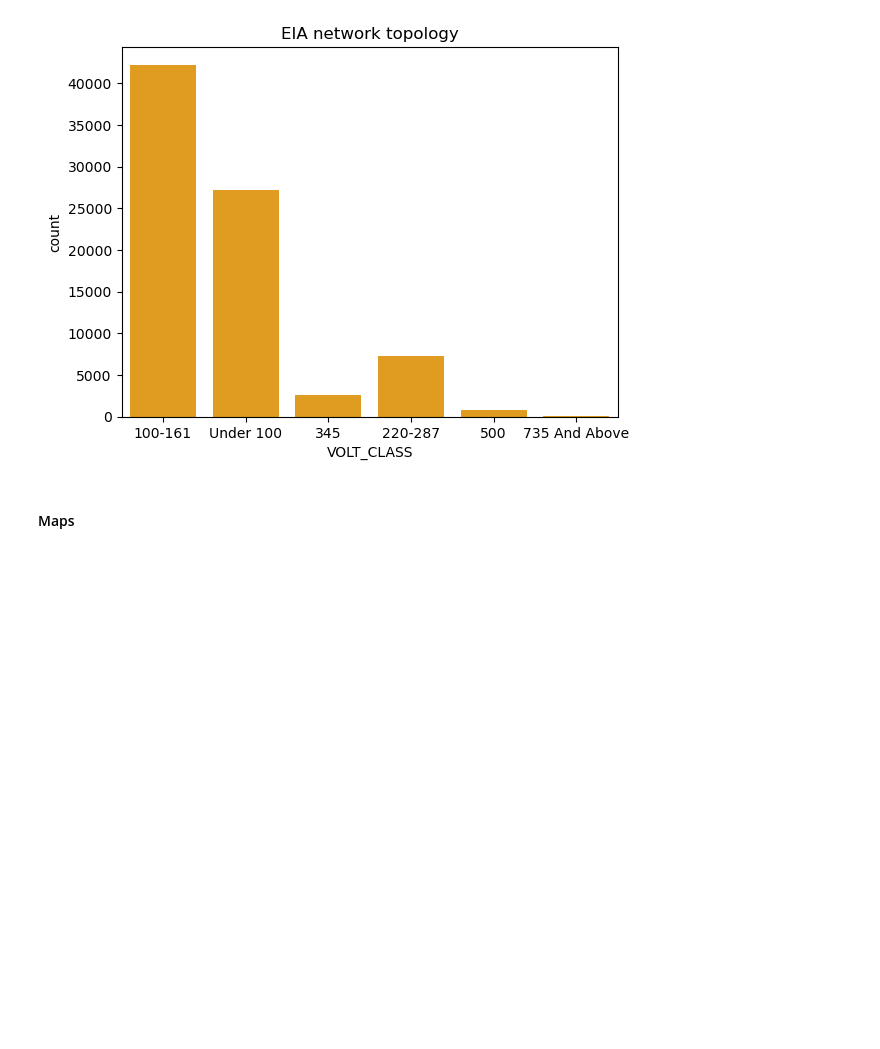
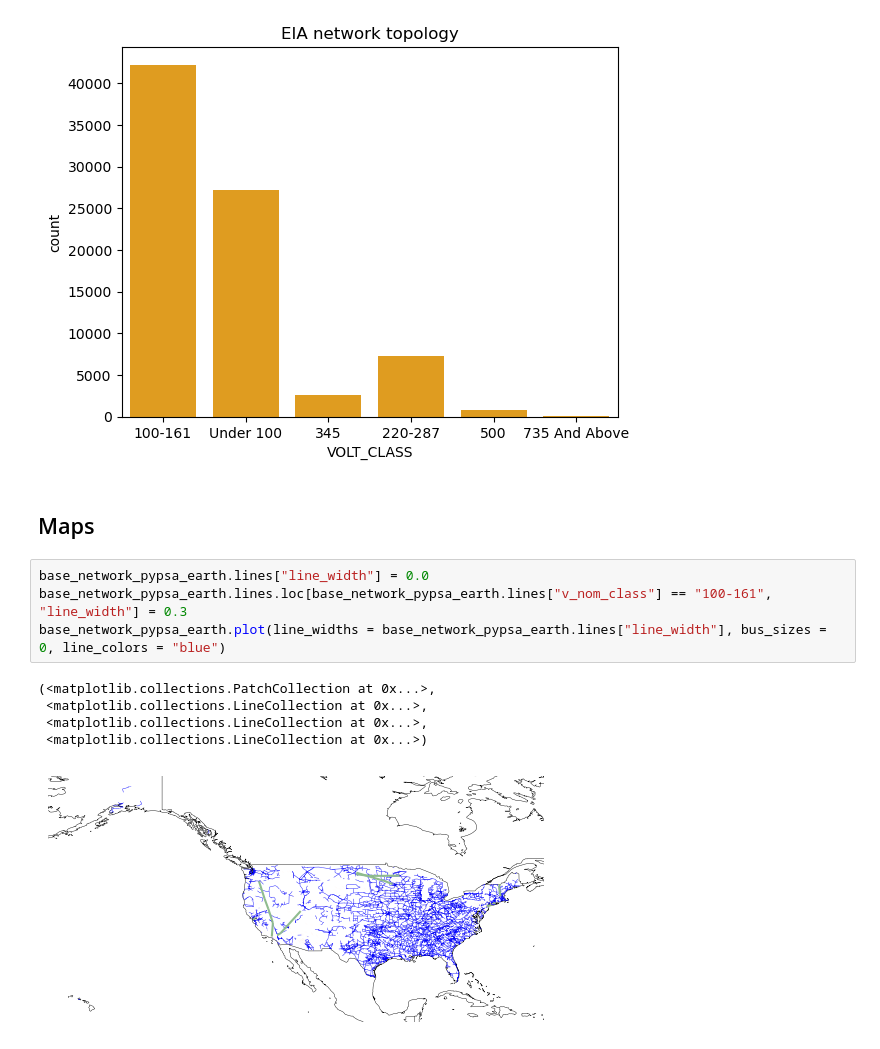
Before and after one commit to open-energy-transition/geothermal-modelling, a Jupyter notebook: analysis/notebooks/network_comparison.ipynb, the cells around one changed output. Cells and saved outputs as stored; diff of their text form; blank space fills up the shorter version.

Commit message:
update of network_comparison - 2

```diff
--- a/analysis/notebooks/network_comparison.ipynb
+++ b/analysis/notebooks/network_comparison.ipynb
@@ -194,4 +195,14 @@ sbn.countplot(data=eia_base_network, x=eia_base_network["VOLT_CLASS"], color="or
 [Text(0.5, 1.0, 'EIA network topology')]
 [figure]
 # %% [markdown]
-#### Maps
+## Maps
+# %%
+base_network_pypsa_earth.lines["line_width"] = 0.0
+base_network_pypsa_earth.lines.loc[base_network_pypsa_earth.lines["v_nom_class"] == "100-161", "line_width"] = 0.3
+base_network_pypsa_earth.plot(line_widths = base_network_pypsa_earth.lines["line_width"], bus_sizes = 0, line_colors = "blue")
+# %% [output]
+(<matplotlib.collections.PatchCollection at 0x...>,
+ <matplotlib.collections.LineCollection at 0x...>,
+ <matplotlib.collections.LineCollection at 0x...>,
+ <matplotlib.collections.LineCollection at 0x...>)
+[figure, added]
```
Also changed, not shown: parts of 4 cells of this notebook.
